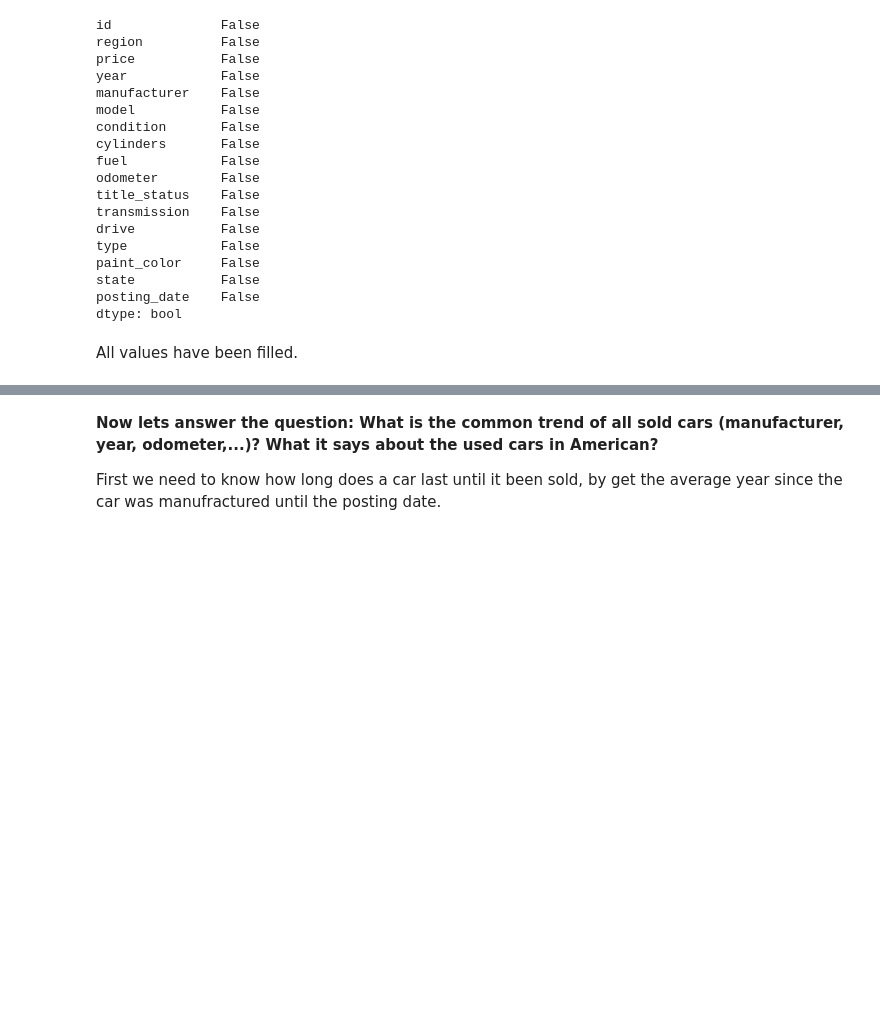
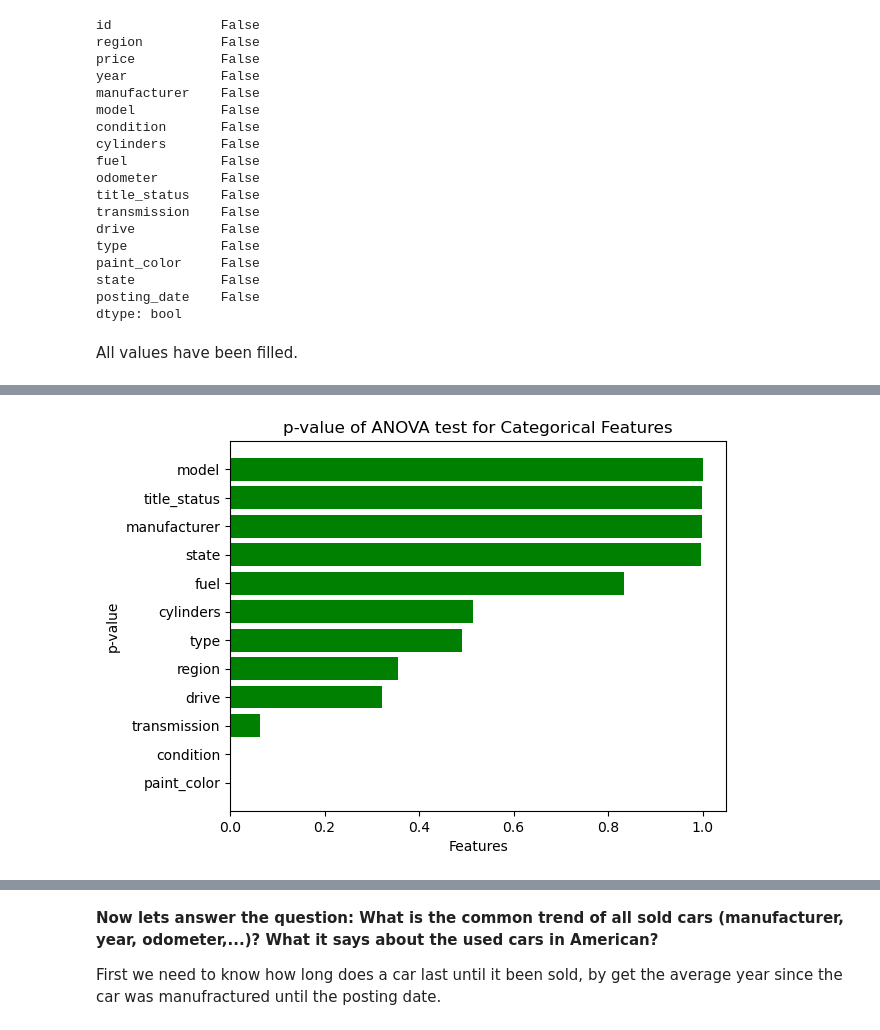
Before and after one commit to Chien-VuMinh/Used-Cars, a Jupyter notebook: Used Cars.ipynb, the cells around one changed output, grey strips where cells are left out. Drawn from its saved outputs; the diff is of its cells as text; code cells hidden in the pictures; blank space fills up the shorter version.

```diff
--- a/Used Cars.ipynb
+++ b/Used Cars.ipynb
@@ -560,0 +604,21 @@ All values have been filled.
+# %%
+categorical_features = df.select_dtypes('object').columns
+
+p_vals = []
+
+for feature in categorical_features:
+    groups = [df[df[feature] == category]['price'] for category in df[feature].unique() if len(df[df[feature] == category]) > 1]
+
+    if len(groups) > 1:
+        f_stat, p_val = f_oneway(*groups)
+        p_vals.append(p_val)
+
+anova_results = pd.DataFrame({'Feature': categorical_features, 'p-value': p_vals})
+anova_results = anova_results.sort_values(by='p-value')
+# %%
+plt.barh(anova_results['Feature'], anova_results['p-value'], color='green')
+plt.title('p-value of ANOVA test for Categorical Features')
+plt.ylabel('p-value')
+plt.xlabel('Features');
+# %% [output]
+[figure, added]
```
Also changed, not shown: parts of 30 cells of this notebook.
